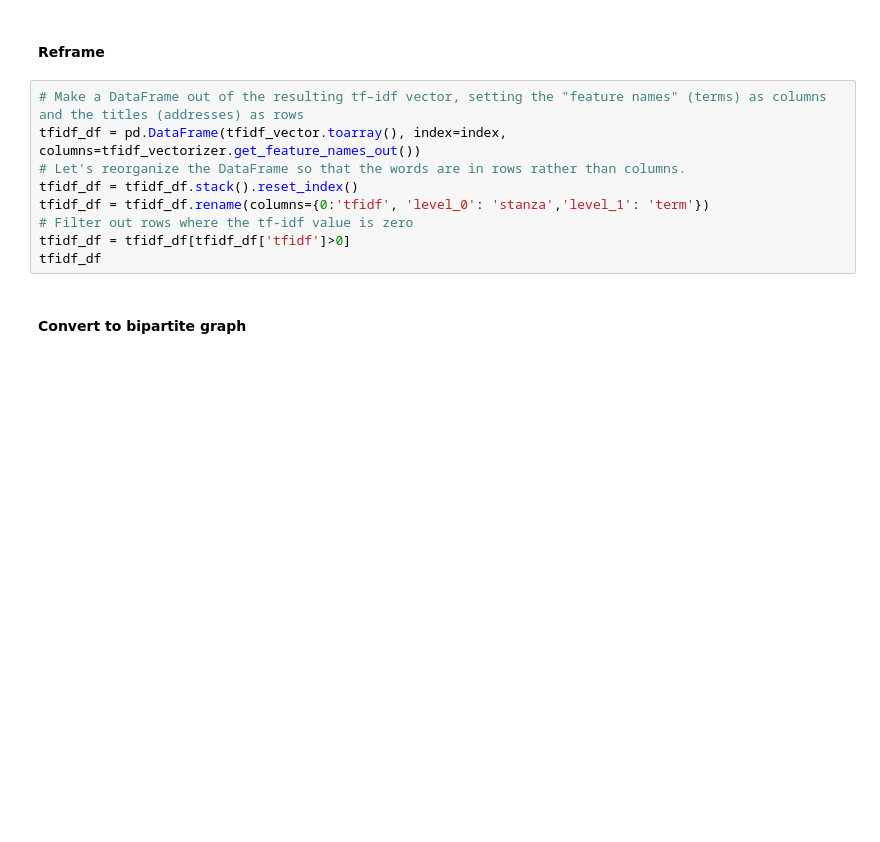
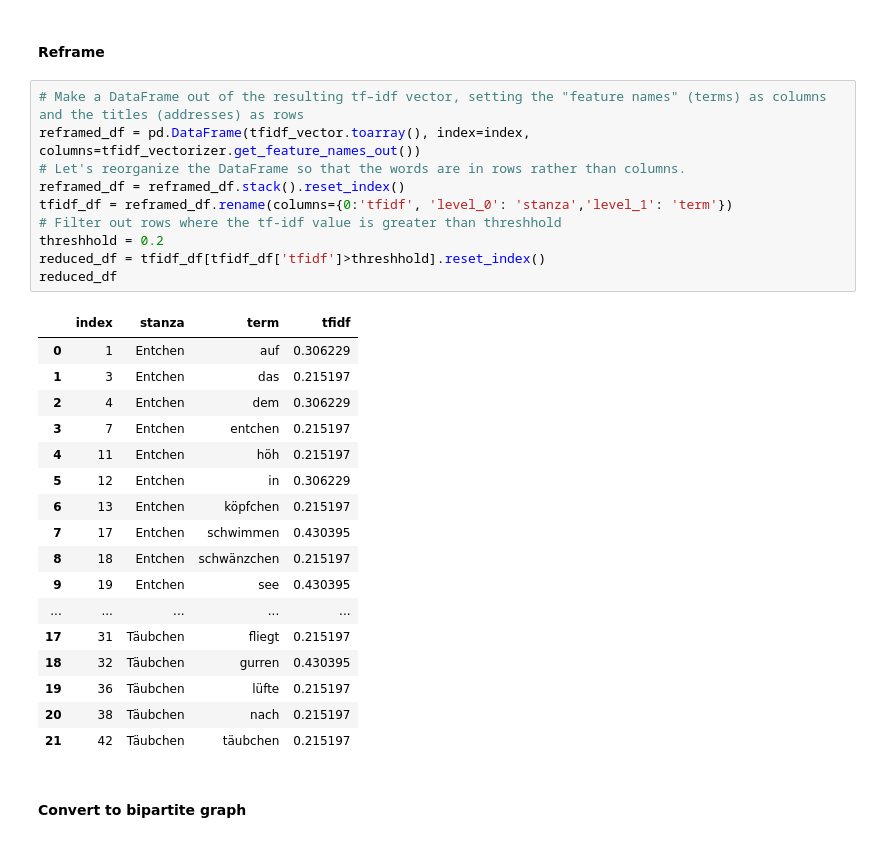
Before and after one commit to nluttenberger/methods_26, a Jupyter notebook: xxx-method school samples.ipynb, the cells around one changed output. Drawn from its saved outputs; the diff is of its cells as text; blank space fills up the shorter version.

```diff
--- a/xxx-method school samples.ipynb
+++ b/xxx-method school samples.ipynb
@@ -52,13 +88,32 @@ print (df.transpose())
 #### Reframe
 # %%
 # Make a DataFrame out of the resulting tf–idf vector, setting the "feature names" (terms) as columns and the titles (addresses) as rows
-tfidf_df = pd.DataFrame(tfidf_vector.toarray(), index=index, columns=tfidf_vectorizer.get_feature_names_out())
+reframed_df = pd.DataFrame(tfidf_vector.toarray(), index=index, columns=tfidf_vectorizer.get_feature_names_out())
 # Let's reorganize the DataFrame so that the words are in rows rather than columns.
-tfidf_df = tfidf_df.stack().reset_index()
-tfidf_df = tfidf_df.rename(columns={0:'tfidf', 'level_0': 'stanza','level_1': 'term'})
-# Filter out rows where the tf-idf value is zero
-tfidf_df = tfidf_df[tfidf_df['tfidf']>0]
-tfidf_df
+reframed_df = reframed_df.stack().reset_index()
+tfidf_df = reframed_df.rename(columns={0:'tfidf', 'level_0': 'stanza','level_1': 'term'})
+# Filter out rows where the tf-idf value is greater than threshhold
+threshhold = 0.2
+reduced_df = tfidf_df[tfidf_df['tfidf']>threshhold].reset_index()
+reduced_df
+# %% [output]
+|  | index | stanza | term | tfidf |
+| 0 | 1 | Entchen | auf | 0.306229 |
+| 1 | 3 | Entchen | das | 0.215197 |
+| 2 | 4 | Entchen | dem | 0.306229 |
+| 3 | 7 | Entchen | entchen | 0.215197 |
+| 4 | 11 | Entchen | höh | 0.215197 |
+| 5 | 12 | Entchen | in | 0.306229 |
+| 6 | 13 | Entchen | köpfchen | 0.215197 |
+| 7 | 17 | Entchen | schwimmen | 0.430395 |
+| 8 | 18 | Entchen | schwänzchen | 0.215197 |
+| 9 | 19 | Entchen | see | 0.430395 |
+| ... | ... | ... | ... | ... |
+| 17 | 31 | Täubchen | fliegt | 0.215197 |
+| 18 | 32 | Täubchen | gurren | 0.430395 |
+| 19 | 36 | Täubchen | lüfte | 0.215197 |
+| 20 | 38 | Täubchen | nach | 0.215197 |
+| 21 | 42 | Täubchen | täubchen | 0.215197 |
 # %% [markdown]
 #### Convert to bipartite graph
 # %%
```
Also changed, not shown: parts of 4 cells of this notebook, 5 other files.
